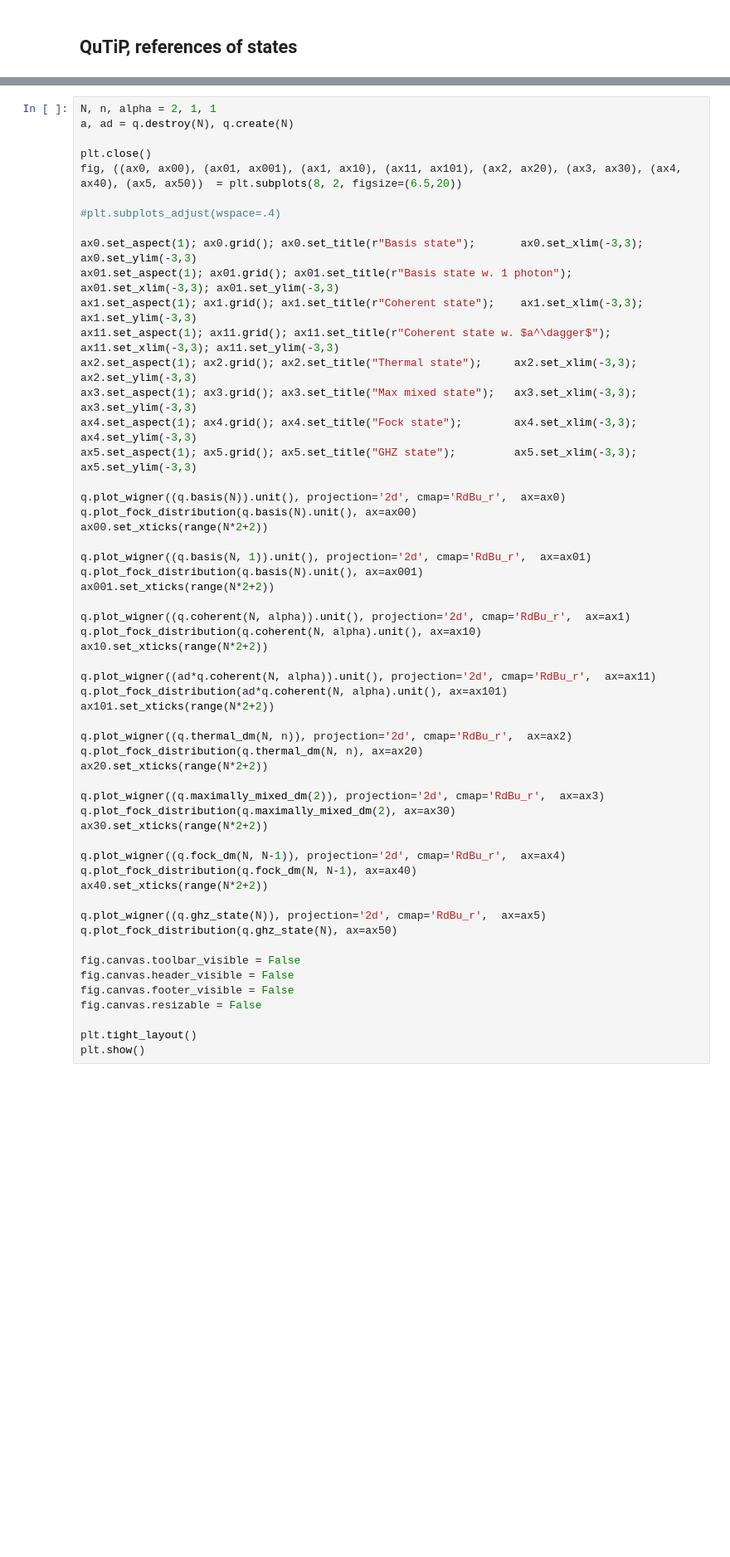
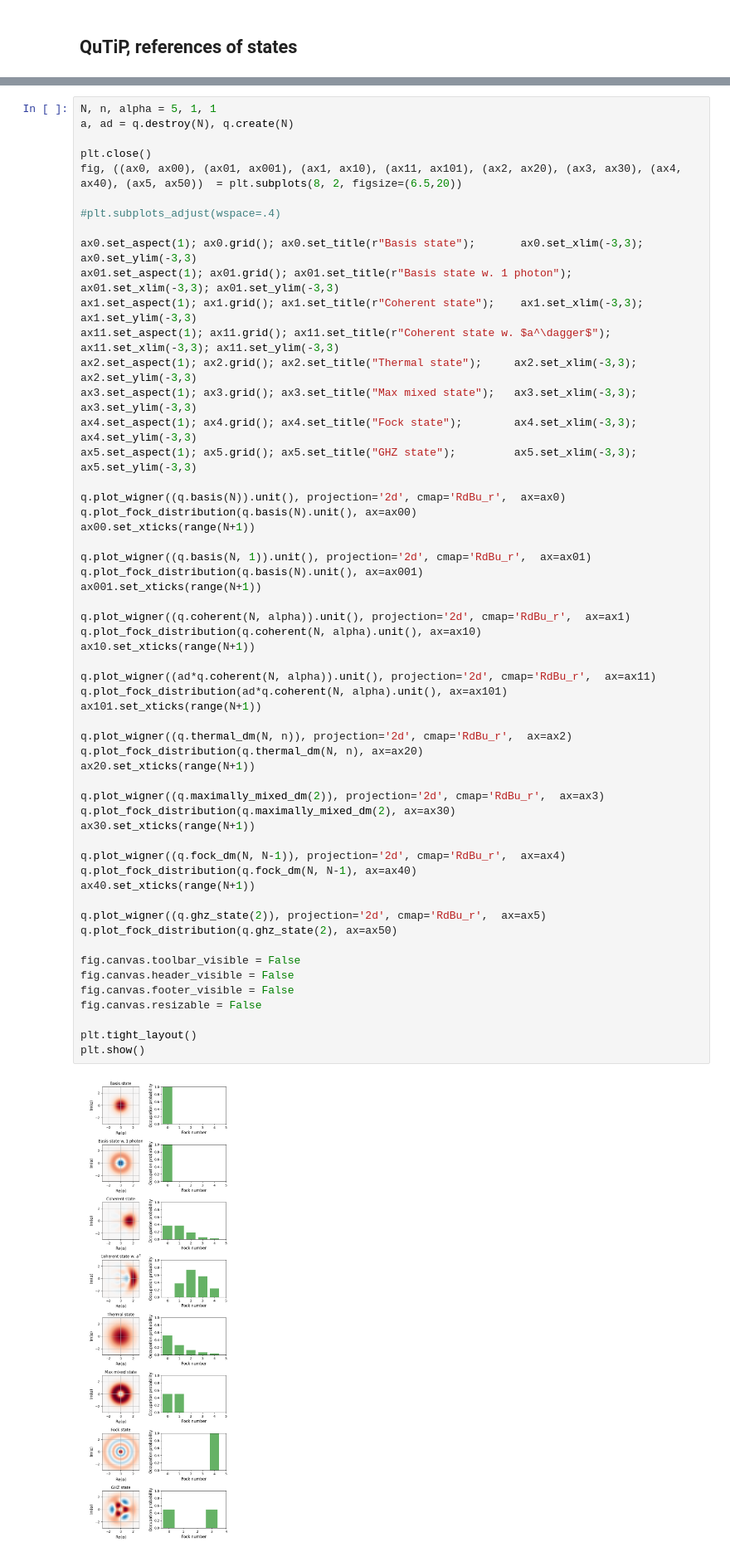
Before and after one commit to Born-ship-it/SCIQIS-2025-Project, a Jupyter notebook: Intro_project.ipynb, the cells around one changed output, grey strips where cells are left out. Shown: that part at 83% size. Cells and saved outputs as stored; diff of their text form; blank space fills up the shorter version.

```diff
--- a/Intro_project.ipynb
+++ b/Intro_project.ipynb
@@ -54,7 +54,7 @@ q.settings.colorblind_safe = True
 %matplotlib ipympl
 %load_ext line_profiler
 # %%
-N, n, alpha = 2, 1, 1
+N, n, alpha = 5, 1, 1
 a, ad = q.destroy(N), q.create(N)
 
 plt.close()
@@ -73,42 +73,44 @@ ax5.set_aspect(1); ax5.grid(); ax5.set_title("GHZ state");         ax5.set_xlim(
 
 q.plot_wigner((q.basis(N)).unit(), projection='2d', cmap='RdBu_r',  ax=ax0)
 q.plot_fock_distribution(q.basis(N).unit(), ax=ax00)
-ax00.set_xticks(range(N*2+2))
+ax00.set_xticks(range(N+1))
 
 q.plot_wigner((q.basis(N, 1)).unit(), projection='2d', cmap='RdBu_r',  ax=ax01)
 q.plot_fock_distribution(q.basis(N).unit(), ax=ax001)
-ax001.set_xticks(range(N*2+2))
+ax001.set_xticks(range(N+1))
 
 q.plot_wigner((q.coherent(N, alpha)).unit(), projection='2d', cmap='RdBu_r',  ax=ax1)
 q.plot_fock_distribution(q.coherent(N, alpha).unit(), ax=ax10)
-ax10.set_xticks(range(N*2+2))
+ax10.set_xticks(range(N+1))
 
 q.plot_wigner((ad*q.coherent(N, alpha)).unit(), projection='2d', cmap='RdBu_r',  ax=ax11)
 q.plot_fock_distribution(ad*q.coherent(N, alpha).unit(), ax=ax101)
-ax101.set_xticks(range(N*2+2))
+ax101.set_xticks(range(N+1))
 
 q.plot_wigner((q.thermal_dm(N, n)), projection='2d', cmap='RdBu_r',  ax=ax2)
 q.plot_fock_distribution(q.thermal_dm(N, n), ax=ax20)
-ax20.set_xticks(range(N*2+2))
+ax20.set_xticks(range(N+1))
 
 q.plot_wigner((q.maximally_mixed_dm(2)), projection='2d', cmap='RdBu_r',  ax=ax3)
 q.plot_fock_distribution(q.maximally_mixed_dm(2), ax=ax30)
-ax30.set_xticks(range(N*2+2))
+ax30.set_xticks(range(N+1))
 
 q.plot_wigner((q.fock_dm(N, N-1)), projection='2d', cmap='RdBu_r',  ax=ax4)
 q.plot_fock_distribution(q.fock_dm(N, N-1), ax=ax40)
-ax40.set_xticks(range(N*2+2))
+ax40.set_xticks(range(N+1))
 
-q.plot_wigner((q.ghz_state(N)), projection='2d', cmap='RdBu_r',  ax=ax5)
-q.plot_fock_distribution(q.ghz_state(N), ax=ax50)
+q.plot_wigner((q.ghz_state(2)), projection='2d', cmap='RdBu_r',  ax=ax5)
+q.plot_fock_distribution(q.ghz_state(2), ax=ax50)
 
 fig.canvas.toolbar_visible = False
 fig.canvas.header_visible = False
 fig.canvas.footer_visible = False
 fig.canvas.resizable = False
 
 plt.tight_layout()
 plt.show()
+# %% [output]
+[figure, added]
 # %%
 def phaseshift(N, theta):
     op = 1j * theta/2 * (q.position(N)**2 + q.momentum(N)**2)
```
Also changed, not shown: 3 other files.
